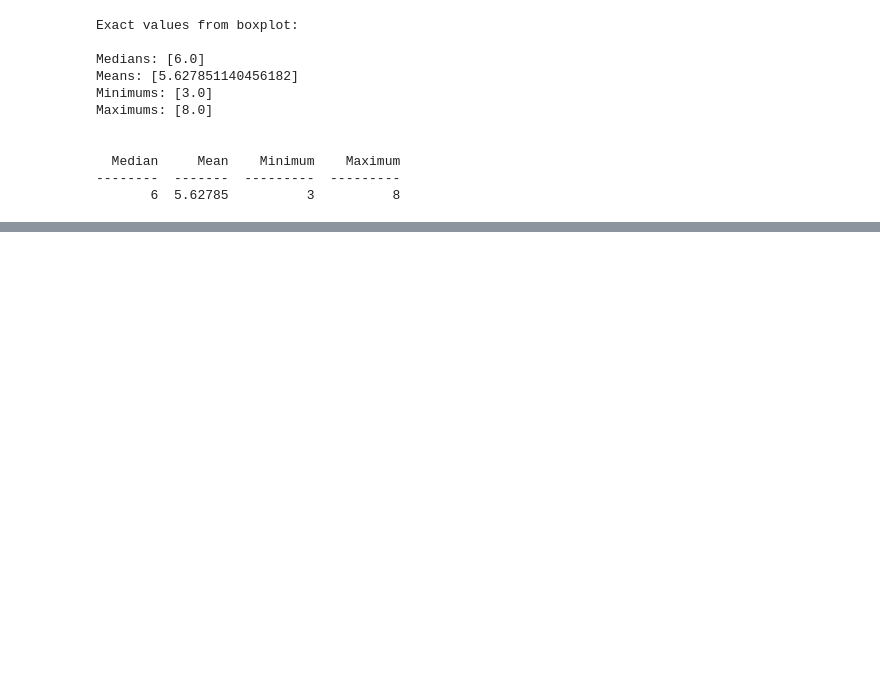
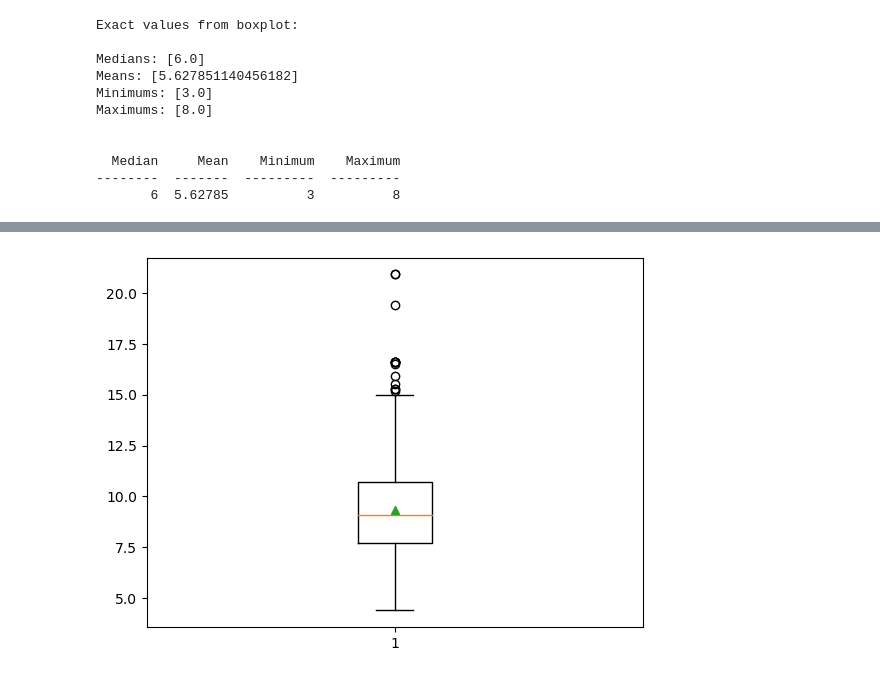
Before and after one commit to ErionaOsaj/fuel-consumption-ratings-2023, a Jupyter notebook: DataPreprocessing.ipynb, the cells around one changed output, grey strips where cells are left out. Drawn from its saved outputs; the diff is of its cells as text; code cells hidden in the pictures; blank space fills up the shorter version.

```diff
--- a/DataPreprocessing.ipynb
+++ b/DataPreprocessing.ipynb
@@ -760,0 +779,4 @@ Maximums: [8.0]
+# %%
+bp = plt.boxplot(dataset['Hwy (L/100 km)'],showmeans=True)  #relatively symetrical with very small right skew
+# %% [output]
+[figure, added]
```
Also changed, not shown: parts of 2 cells of this notebook.
